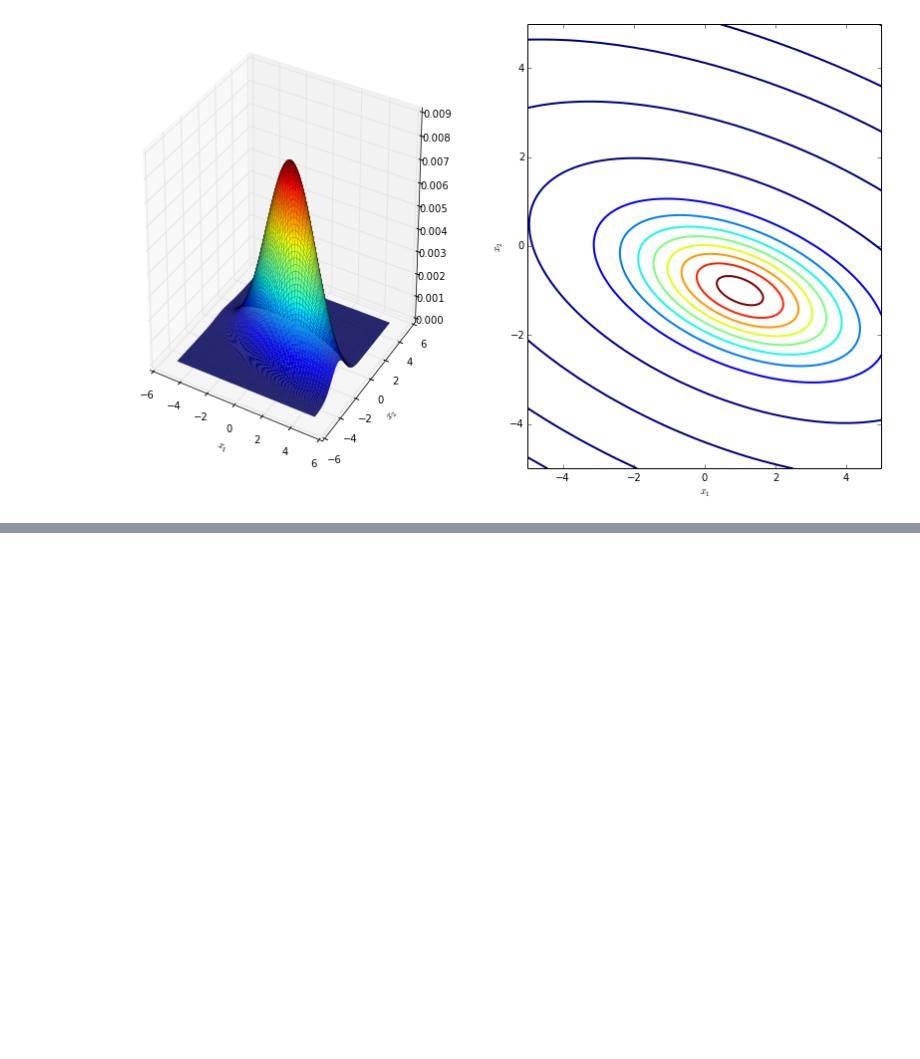
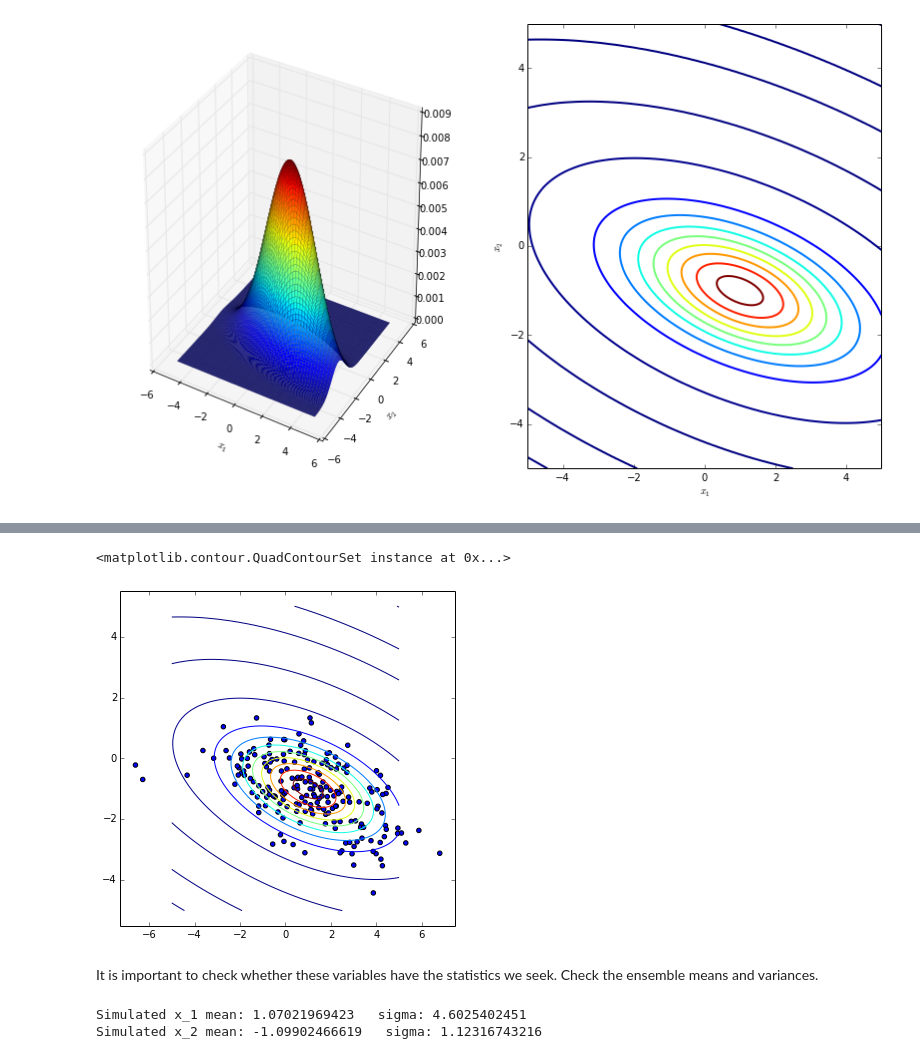
Before and after one commit to jaabell/jaabell, a Jupyter notebook: content/ipython_notebooks/sne02-demystifying-KL.ipynb, the cells around one changed output, grey strips where cells are left out. Saved outputs shown, nothing was run; the diff lists cells and outputs as text; code cells hidden in the pictures; blank space fills up the shorter version.

```diff
--- a/content/ipython_notebooks/sne02-demystifying-KL.ipynb
+++ b/content/ipython_notebooks/sne02-demystifying-KL.ipynb
@@ -77,0 +131,22 @@ By the way, the variances in each direction in the new axes are given by the eig
+# %%
+sigma = sqrt(sigma2)
+x1_trials = sigma[0]*v[0,0]*xi1_trials + sigma[1]*v[0,1]*xi2_trials + x_bar[0,0]
+x2_trials = sigma[0]*v[1,0]*xi1_trials + sigma[1]*v[1,1]*xi2_trials + x_bar[1,0]
+scatter(x1_trials,x2_trials)
+contour(X1,X2,f_x1x2,clevels,cmap=cm.jet, linewidths=1, antialiased=True)
+# %% [output]
+<matplotlib.contour.QuadContourSet instance at 0x...>
+[figure, added]
+# %% [markdown]
+It is important to check whether these variables have the statistics we seek. Check the ensemble means and variances.
+# %%
+x1_ensemble_mean = mean(x1_trials)
+x2_ensemble_mean = mean(x2_trials)
+x1_ensemble_sigma = var(x1_trials, ddof=1)  #ddof = 1 because we're computing variance from samples
+x2_ensemble_sigma = var(x2_trials, ddof=1)
+
+print "Simulated x_1 mean: {}   sigma: {}".format(x1_ensemble_mean, x1_ensemble_sigma)
+print "Simulated x_2 mean: {}   sigma: {}".format(x2_ensemble_mean, x2_ensemble_sigma)
+# %% [output]
+Simulated x_1 mean: 1.07021969423   sigma: 4.6025402451
+Simulated x_2 mean: -1.09902466619   sigma: 1.12316743216
```
Also changed, not shown: parts of 24 cells of this notebook, 7 other files.
